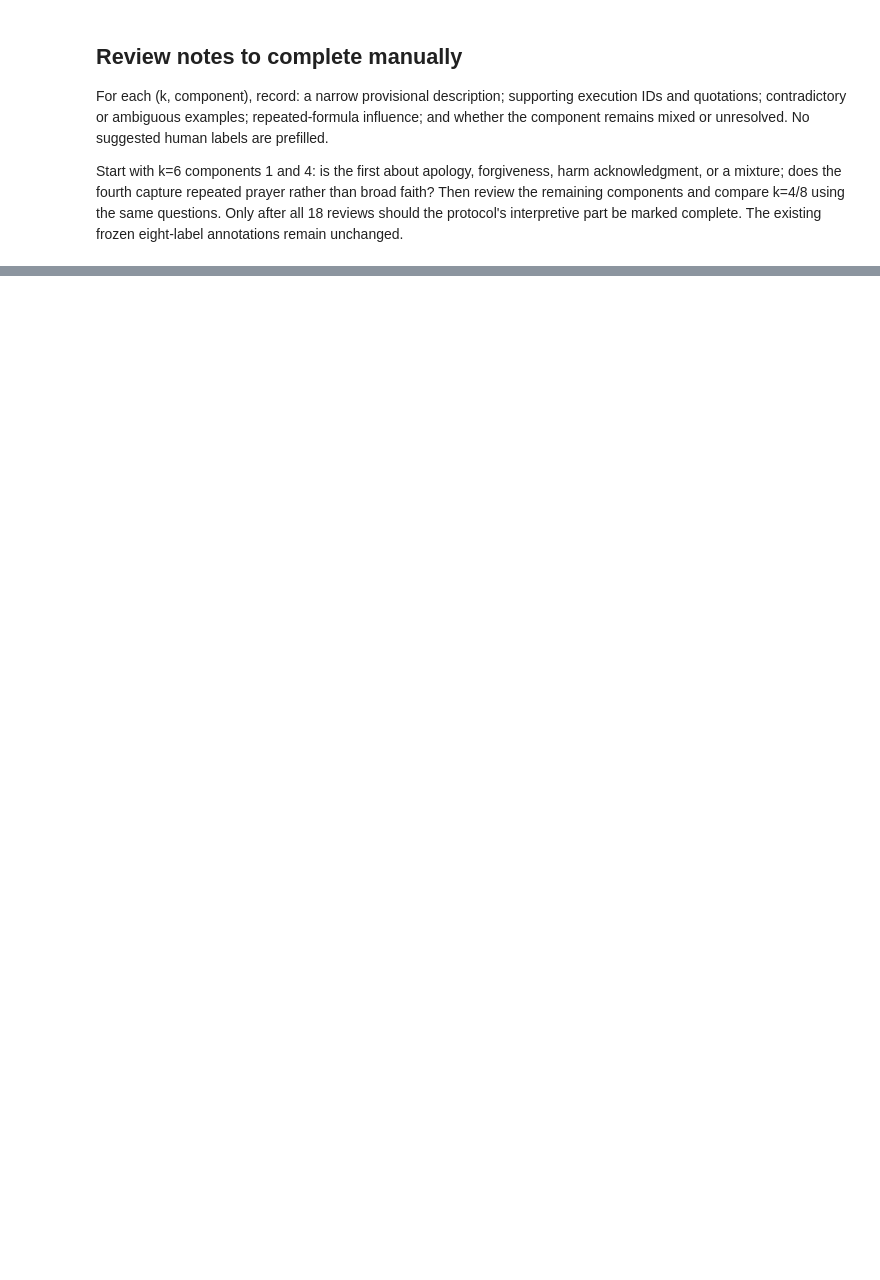
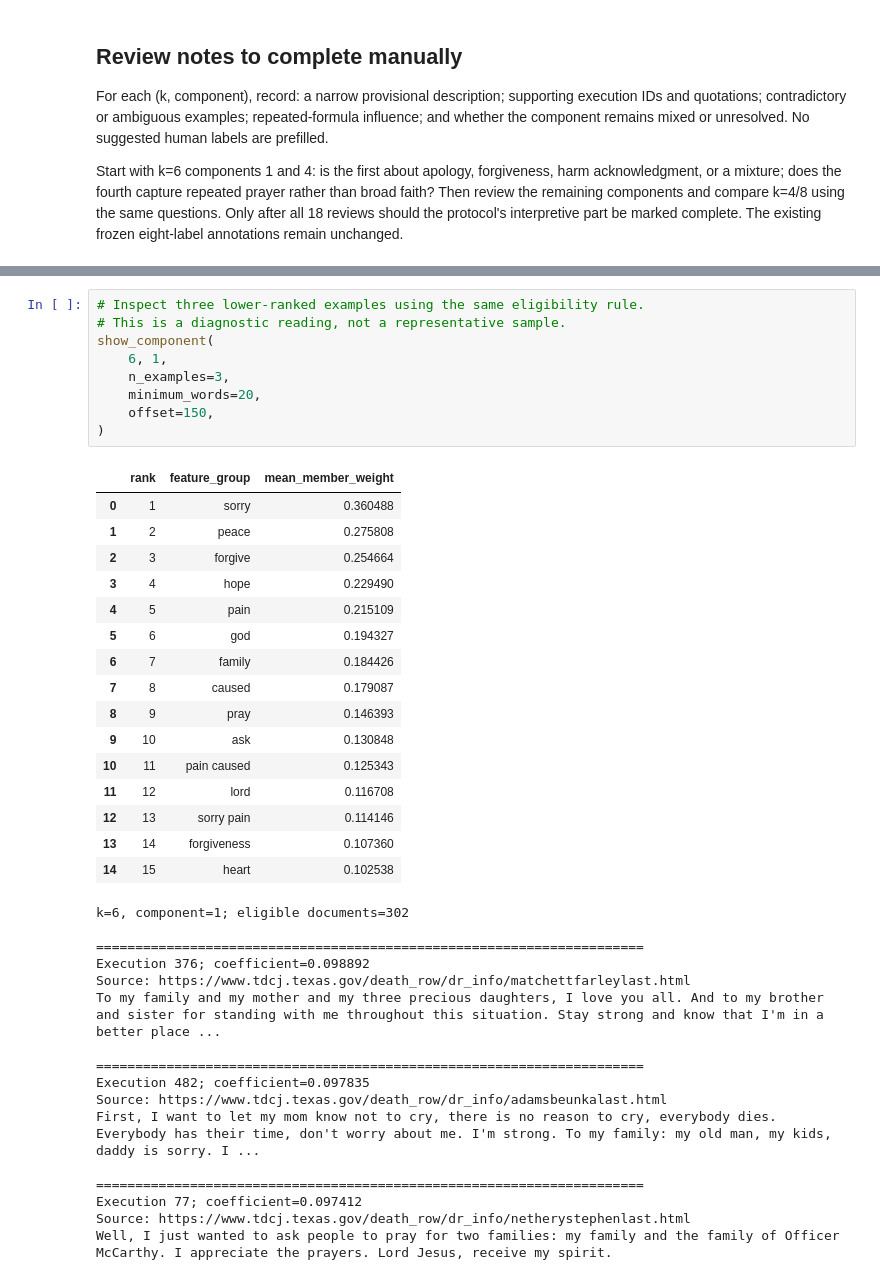
Before and after one commit to Doraaadorable/death-row-last-statements-nlp, a Jupyter notebook: notebooks/04_component_interpretation.ipynb, the cells around one changed output, grey strips where cells are left out. Cells and saved outputs as stored; diff of their text form; blank space fills up the shorter version.

Commit message:
Save executed component review and diagnostic readings

```diff
--- a/notebooks/04_component_interpretation.ipynb
+++ b/notebooks/04_component_interpretation.ipynb
@@ -135,0 +228,42 @@ Start with k=6 components 1 and 4: is the first about apology, forgiveness, harm
+# %%
+# Inspect three lower-ranked examples using the same eligibility rule.
+# This is a diagnostic reading, not a representative sample.
+show_component(
+    6, 1,
+    n_examples=3,
+    minimum_words=20,
+    offset=150,
+)
+# %% [output]
+|  | rank | feature_group | mean_member_weight |
+| 0 | 1 | sorry | 0.360488 |
+| 1 | 2 | peace | 0.275808 |
+| 2 | 3 | forgive | 0.254664 |
+| 3 | 4 | hope | 0.229490 |
+| 4 | 5 | pain | 0.215109 |
+| 5 | 6 | god | 0.194327 |
+| 6 | 7 | family | 0.184426 |
+| 7 | 8 | caused | 0.179087 |
+| 8 | 9 | pray | 0.146393 |
+| 9 | 10 | ask | 0.130848 |
+| 10 | 11 | pain caused | 0.125343 |
+| 11 | 12 | lord | 0.116708 |
+| 12 | 13 | sorry pain | 0.114146 |
+| 13 | 14 | forgiveness | 0.107360 |
+| 14 | 15 | heart | 0.102538 |
+k=6, component=1; eligible documents=302
+
+======================================================================
+Execution 376; coefficient=0.098892
+Source: https://www.tdcj.texas.gov/death_row/dr_info/matchettfarleylast.html
+To my family and my mother and my three precious daughters, I love you all. And to my brother and sister for standing with me throughout this situation. Stay strong and know that I'm in a better place ...
+
+======================================================================
+Execution 482; coefficient=0.097835
+Source: https://www.tdcj.texas.gov/death_row/dr_info/adamsbeunkalast.html
+First, I want to let my mom know not to cry, there is no reason to cry, everybody dies. Everybody has their time, don't worry about me. I'm strong. To my family: my old man, my kids, daddy is sorry. I ...
+
+======================================================================
+Execution 77; coefficient=0.097412
+Source: https://www.tdcj.texas.gov/death_row/dr_info/netherystephenlast.html
+Well, I just wanted to ask people to pray for two families: my family and the family of Officer McCarthy. I appreciate the prayers. Lord Jesus, receive my spirit.
```
Also changed, not shown: parts of 18 cells of this notebook.
